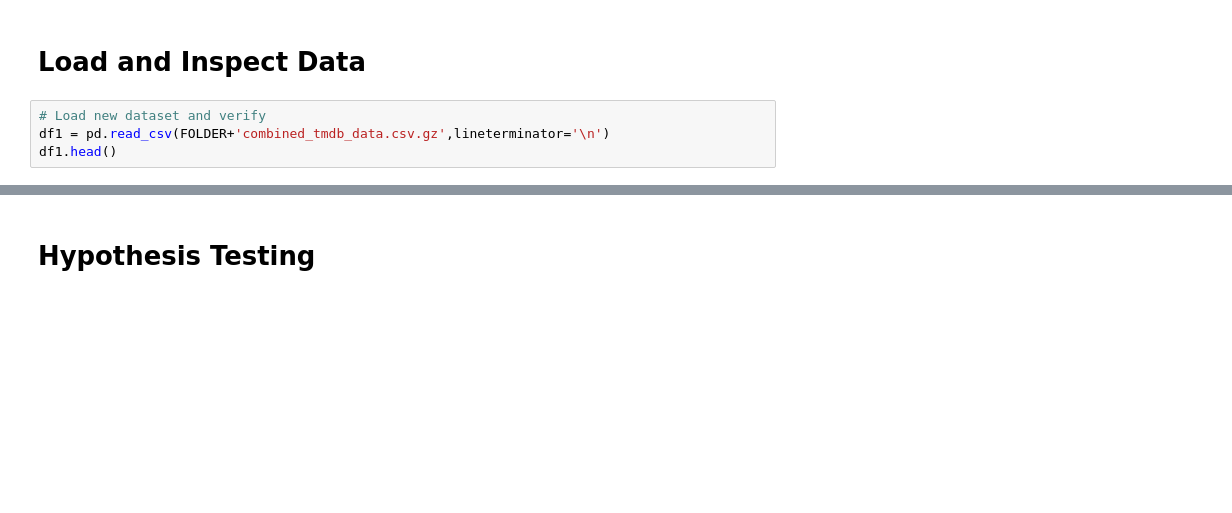
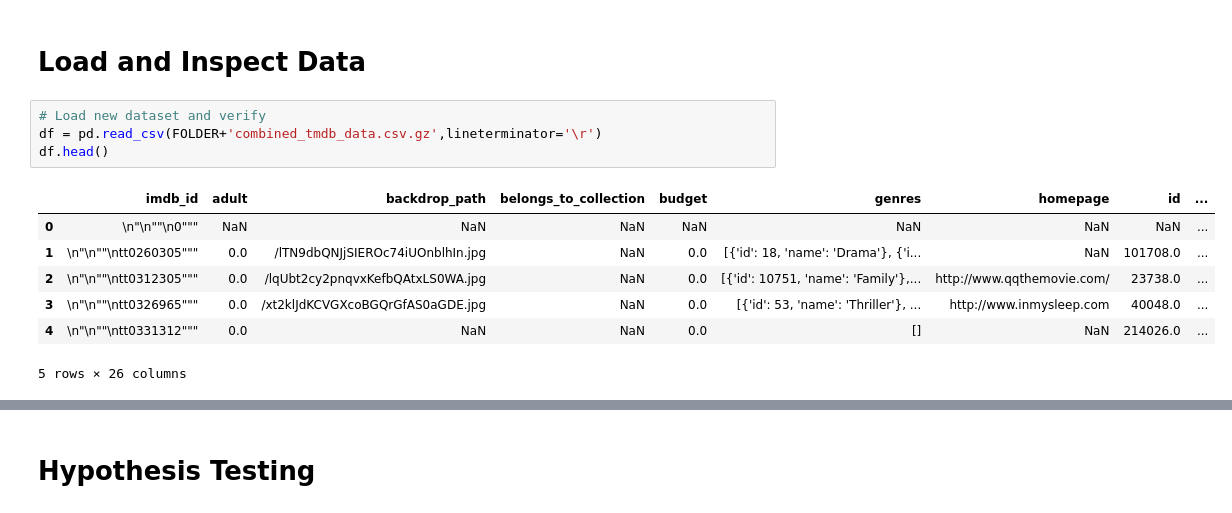
Before and after one commit to paulf35/Project-3---Movies, a Jupyter notebook: Project 3 - Part 4.ipynb, the cells around one changed output, grey strips where cells are left out. Saved outputs shown, nothing was run; the diff lists cells and outputs as text; blank space fills up the shorter version.

```diff
--- a/Project 3 - Part 4.ipynb
+++ b/Project 3 - Part 4.ipynb
@@ -59,6 +78,14 @@ df.to_csv(FOLDER+'combined_tmdb_data.csv.gz', compression = 'gzip', index = Fals
 # Load and Inspect Data
 # %%
 # Load new dataset and verify
-df1 = pd.read_csv(FOLDER+'combined_tmdb_data.csv.gz',lineterminator='\n')
-df1.head()
+df = pd.read_csv(FOLDER+'combined_tmdb_data.csv.gz',lineterminator='\r')
+df.head()
+# %% [output]
+|  | imdb_id | adult | backdrop_path | belongs_to_collection | budget | genres | homepage | id | ... |
+| 0 | \n"\n""\n0""" | NaN | NaN | NaN | NaN | NaN | NaN | NaN | ... |
+| 1 | \n"\n""\ntt0260305""" | 0.0 | /lTN9dbQNJjSIEROc74iUOnblhIn.jpg | NaN | 0.0 | [{'id': 18, 'name': 'Drama'}, {'i... | NaN | 101708.0 | ... |
+| 2 | \n"\n""\ntt0312305""" | 0.0 | /lqUbt2cy2pnqvxKefbQAtxLS0WA.jpg | NaN | 0.0 | [{'id': 10751, 'name': 'Family'},... | http://www.qqthemovie.com/ | 23738.0 | ... |
+| 3 | \n"\n""\ntt0326965""" | 0.0 | /xt2klJdKCVGXcoBGQrGfAS0aGDE.jpg | NaN | 0.0 | [{'id': 53, 'name': 'Thriller'}, ... | http://www.inmysleep.com | 40048.0 | ... |
+| 4 | \n"\n""\ntt0331312""" | 0.0 | NaN | NaN | 0.0 | [] | NaN | 214026.0 | ... |
+5 rows × 26 columns
 # %%
```
Also changed, not shown: parts of 28 cells of this notebook, 1 other file.
